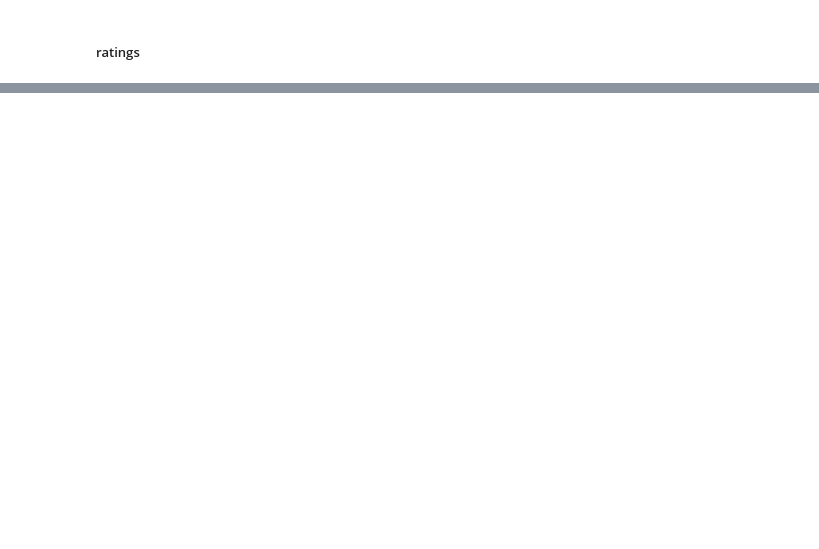
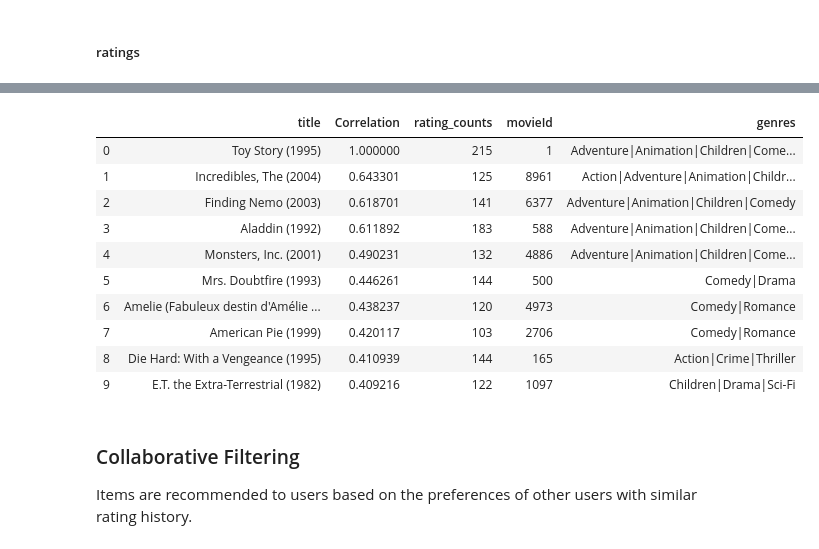
Before and after one commit to lcunningham24/Movie-Recommendation-System, a Jupyter notebook: Mod4FinalProject.ipynb, the cells around one changed output, grey strips where cells are left out. Drawn from its saved outputs; the diff is of its cells as text; code cells hidden in the pictures; blank space fills up the shorter version.

```diff
--- a/Mod4FinalProject.ipynb
+++ b/Mod4FinalProject.ipynb
@@ -125,0 +247,4 @@ ax.set_title('Frequency of Ratings by Users');
+# %%
+# matrix of movie titles and their user ratings
+user_movie_rating = df.pivot_table(index='userId', columns='title', values='rating')
+user_movie_rating.head()
@@ -125,0 +260,7 @@ ax.set_title('Frequency of Ratings by Users');
+# %%
+# looking at Toy Story's correlation with all other movies
+correlations = user_movie_rating.corrwith(user_movie_rating['Toy Story (1995)'])
+recommendation = pd.DataFrame(correlations,columns=['Correlation'])
+recommendation.dropna(inplace=True)
+recommendation = recommendation.join(ratings_mean_count['rating_counts'])
+recommendation.head()
@@ -126,3 +275,23 @@ ax.set_title('Frequency of Ratings by Users');
+# %%
+# sorting movies correlated with Toy Story with at least 100 ratings
+recc = recommendation[recommendation['rating_counts']>100].sort_values('Correlation',ascending=False).reset_index()
+recc = recc.merge(movies,on='title', how='left')
+recc.head(10)
+# %% [output]
+|  | title | Correlation | rating_counts | movieId | genres |
+| 0 | Toy Story (1995) | 1.000000 | 215 | 1 | Adventure|Animation|Children|Come... |
+| 1 | Incredibles, The (2004) | 0.643301 | 125 | 8961 | Action|Adventure|Animation|Childr... |
+| 2 | Finding Nemo (2003) | 0.618701 | 141 | 6377 | Adventure|Animation|Children|Comedy |
+| 3 | Aladdin (1992) | 0.611892 | 183 | 588 | Adventure|Animation|Children|Come... |
+| 4 | Monsters, Inc. (2001) | 0.490231 | 132 | 4886 | Adventure|Animation|Children|Come... |
+| 5 | Mrs. Doubtfire (1993) | 0.446261 | 144 | 500 | Comedy|Drama |
+| 6 | Amelie (Fabuleux destin d'Amélie ... | 0.438237 | 120 | 4973 | Comedy|Romance |
+| 7 | American Pie (1999) | 0.420117 | 103 | 2706 | Comedy|Romance |
+| 8 | Die Hard: With a Vengeance (1995) | 0.410939 | 144 | 165 | Action|Crime|Thriller |
+| 9 | E.T. the Extra-Terrestrial (1982) | 0.409216 | 122 | 1097 | Children|Drama|Sci-Fi |
+# %% [markdown]
+### Collaborative Filtering
+Items are recommended to users based on the preferences of other users with similar rating history.
 # %%
 !Pip install scikit-surprise
 # %%
```
Also changed, not shown: parts of 28 cells of this notebook.
